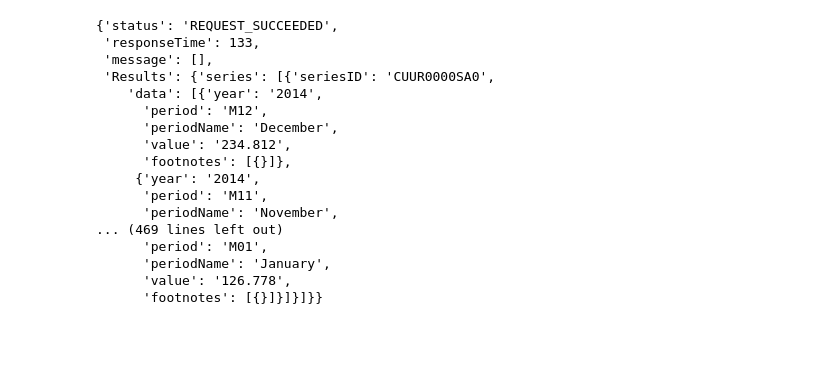
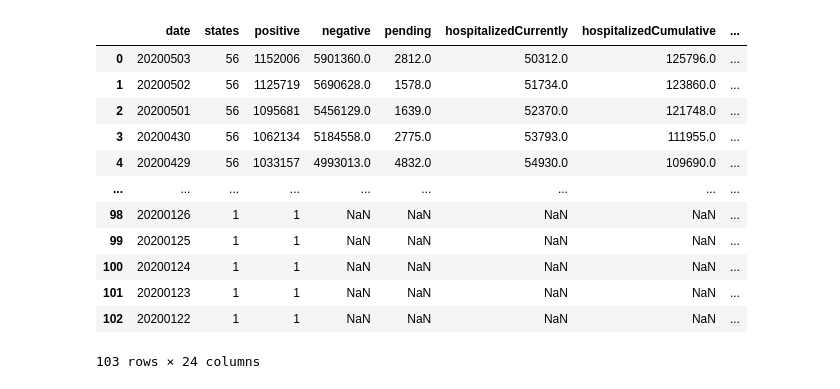
Before and after one commit to walshg3/DataScience, a Jupyter notebook: DSSA-5103-DATA-VISUALIZATION/Covid-19-Visualization.ipynb, the cells around one changed output. Saved outputs shown, nothing was run; the diff lists cells and outputs as text; code cells hidden in the pictures; blank space fills up the shorter version.

Commit message:
worked on covid 19 assignment

```diff
--- a/DSSA-5103-DATA-VISUALIZATION/Covid-19-Visualization.ipynb
+++ b/DSSA-5103-DATA-VISUALIZATION/Covid-19-Visualization.ipynb
@@ -13,6 +16,7 @@ BLS_ENDPOINT = "https://api.bls.gov/publicAPI/v2/timeseries/data/"
 # %%
 #Grab our data from covidtracking.com through their API.
 df_states_current = pd.read_json("https://covidtracking.com/api/states")
+df_states_daily   = pd.read_json("https://covidtracking.com/api/us/daily")
 df_in_the_press   = pd.read_json("https://covidtracking.com/api/press")
 df_us_current     = pd.read_json("https://covidtracking.com/api/us")
 df_us_daily       = pd.read_json("https://covidtracking.com/api/us/daily")
@@ -105,20 +71,0 @@ json_data = json.loads(p.text)
-# %%
-json_data
-# %% [output]
-{'status': 'REQUEST_SUCCEEDED',
- 'responseTime': 133,
- 'message': [],
- 'Results': {'series': [{'seriesID': 'CUUR0000SA0',
-    'data': [{'year': '2014',
-      'period': 'M12',
-      'periodName': 'December',
-      'value': '234.812',
-      'footnotes': [{}]},
-     {'year': '2014',
-      'period': 'M11',
-      'periodName': 'November',
-... (469 lines left out)
-      'period': 'M01',
-      'periodName': 'January',
-      'value': '126.778',
-      'footnotes': [{}]}]}]}}
@@ -124,0 +76,17 @@ json_data
+# %%
+df_states_daily['dateChecked'] = df_states_daily['dateChecked'].astype('datetime64[ns]')
+df_states_daily
+# %% [output]
+|  | date | states | positive | negative | pending | hospitalizedCurrently | hospitalizedCumulative | ... |
+| 0 | 20200503 | 56 | 1152006 | 5901360.0 | 2812.0 | 50312.0 | 125796.0 | ... |
+| 1 | 20200502 | 56 | 1125719 | 5690628.0 | 1578.0 | 51734.0 | 123860.0 | ... |
+| 2 | 20200501 | 56 | 1095681 | 5456129.0 | 1639.0 | 52370.0 | 121748.0 | ... |
+| 3 | 20200430 | 56 | 1062134 | 5184558.0 | 2775.0 | 53793.0 | 111955.0 | ... |
+| 4 | 20200429 | 56 | 1033157 | 4993013.0 | 4832.0 | 54930.0 | 109690.0 | ... |
+| ... | ... | ... | ... | ... | ... | ... | ... | ... |
+| 98 | 20200126 | 1 | 1 | NaN | NaN | NaN | NaN | ... |
+| 99 | 20200125 | 1 | 1 | NaN | NaN | NaN | NaN | ... |
+| 100 | 20200124 | 1 | 1 | NaN | NaN | NaN | NaN | ... |
+| 101 | 20200123 | 1 | 1 | NaN | NaN | NaN | NaN | ... |
+| 102 | 20200122 | 1 | 1 | NaN | NaN | NaN | NaN | ... |
+103 rows × 24 columns
```
Also changed, not shown: parts of 20 cells of this notebook, 1 other file.
